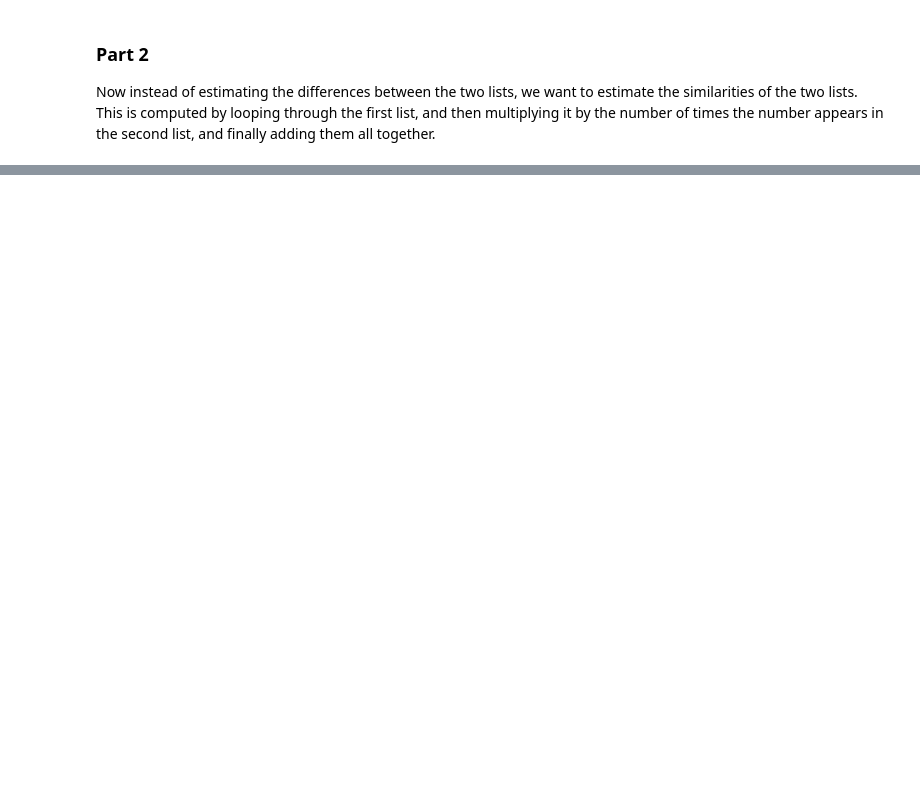
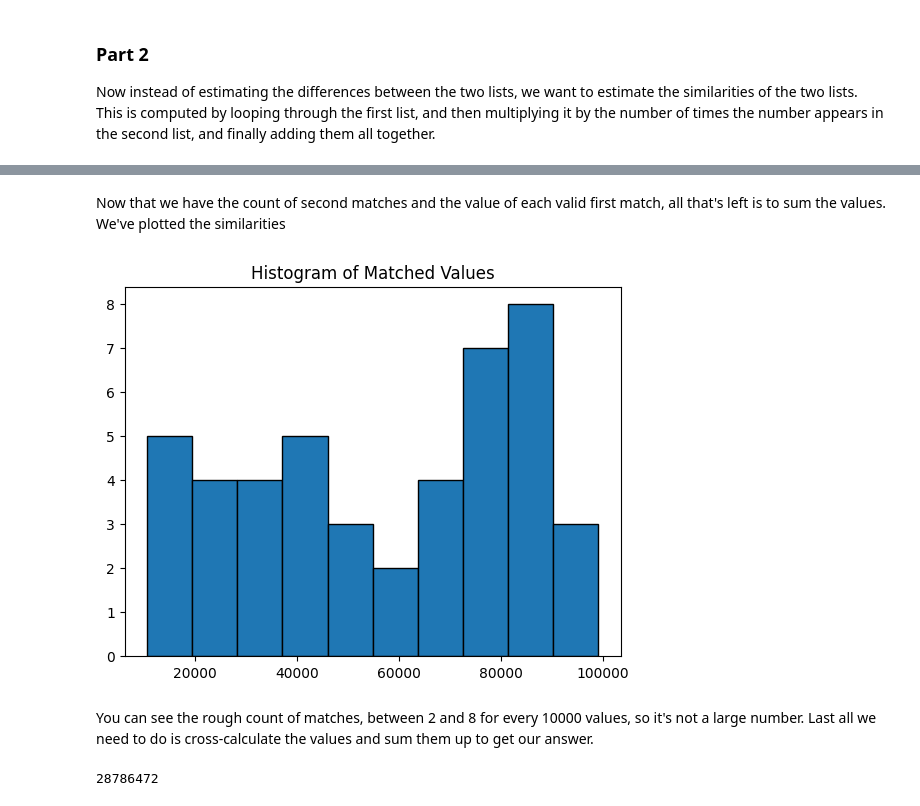
Before and after one commit to 10jmellott/AdventOfCode2024, a Jupyter notebook: README.ipynb, the cells around one changed output, grey strips where cells are left out. Cells and saved outputs as stored; diff of their text form; code cells hidden in the pictures; blank space fills up the shorter version.

```diff
--- a/README.ipynb
+++ b/README.ipynb
@@ -54,0 +71,16 @@ sum(fist_matches_similarity)
+# %% [markdown]
+Now that we have the count of second matches and the value of each valid first match, all that's left is to sum the values. We've plotted the similarities
+# %%
+import matplotlib.pyplot as plt
+
+plt.hist(filtered_matches, bins=10, edgecolor='black')
+plt.title('Histogram of Matched Values')
+plt.show()
+# %% [output]
+[figure, added]
+# %% [markdown]
+You can see the rough count of matches, between 2 and 8 for every 10000 values, so it's not a large number. Last all we need to do is cross-calculate the values and sum them up to get our answer.
+# %%
+sum([match * second_matches_count[match] for match in filtered_matches])
+# %% [output]
+28786472
```
Also changed, not shown: parts of 8 cells of this notebook, 4 other files.
